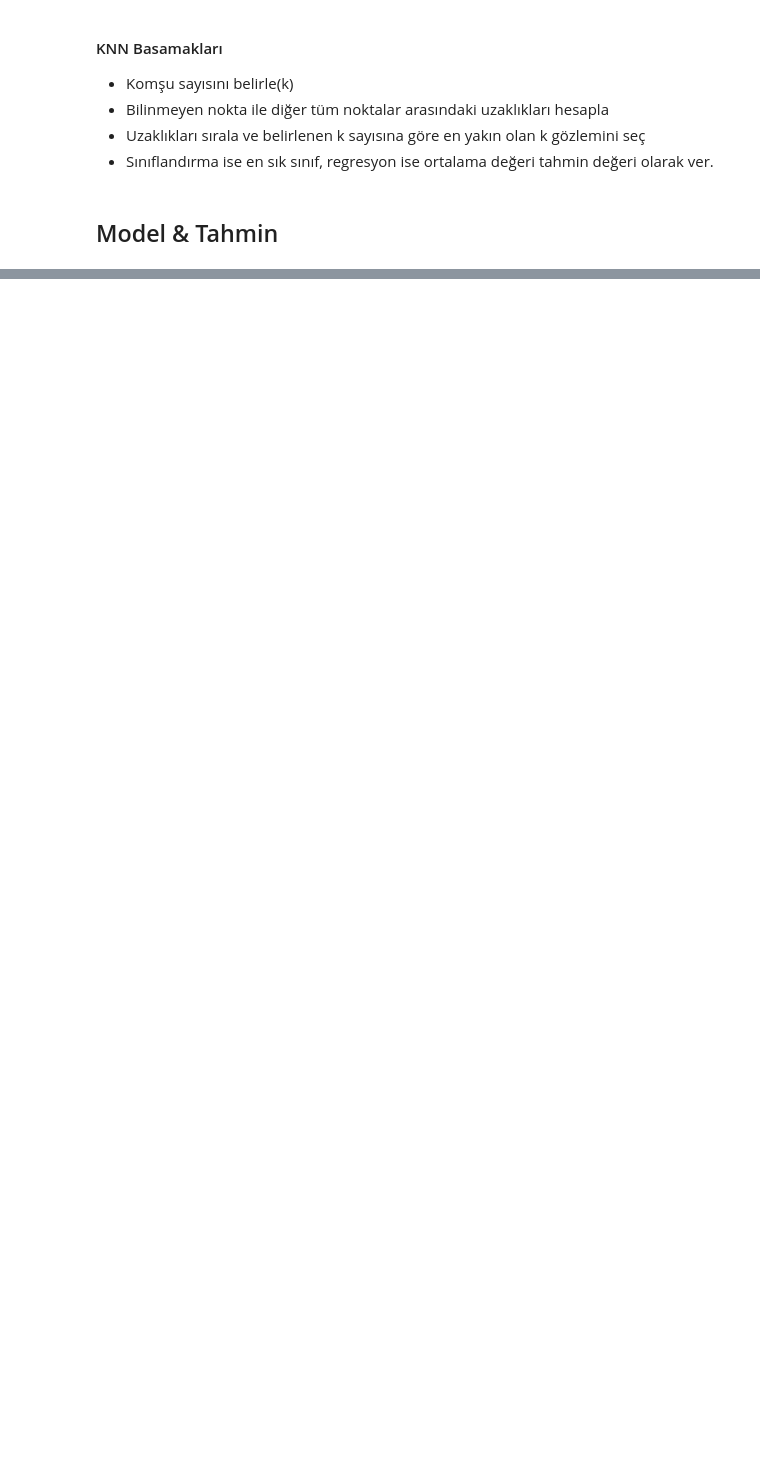
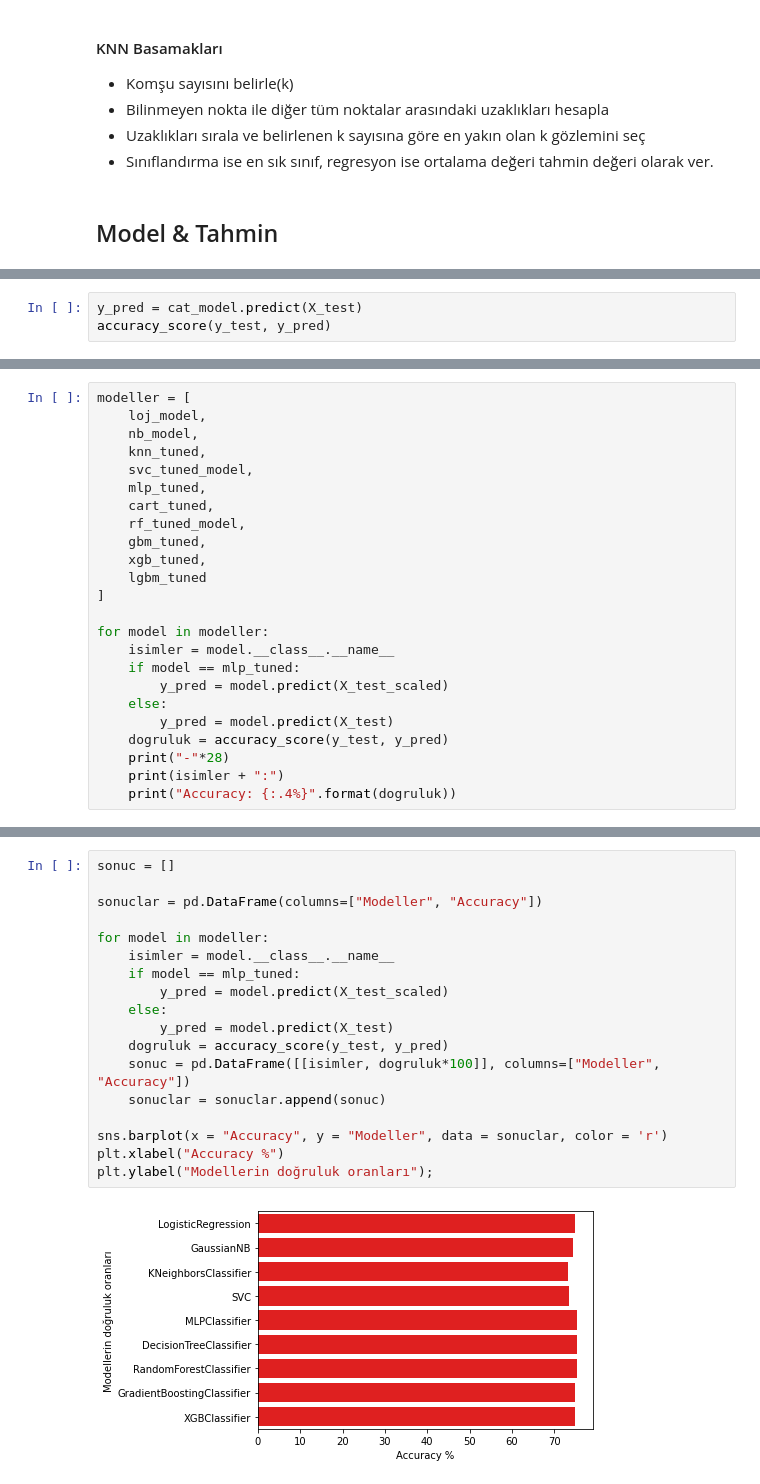
Before and after one commit to omercsx/Machine_Learning_Bootcamp, a Jupyter notebook: Machine Learning/classification.ipynb, the cells around one changed output, grey strips where cells are left out. Cells and saved outputs as stored; diff of their text form; blank space fills up the shorter version.

```diff
--- a/Machine Learning/classification.ipynb
+++ b/Machine Learning/classification.ipynb
@@ -318,0 +1132,3 @@ Tahminler gözlem benzerliğine göre yapılır.
+# %%
+y_pred = cat_model.predict(X_test)
+accuracy_score(y_test, y_pred)
@@ -318,0 +1150,24 @@ Tahminler gözlem benzerliğine göre yapılır.
+# %%
+modeller = [
+    loj_model,
+    nb_model,
+    knn_tuned,
+    svc_tuned_model,
+    mlp_tuned,
+    cart_tuned,
+    rf_tuned_model,
+    gbm_tuned,
+    xgb_tuned,
+    lgbm_tuned
+]
+
+for model in modeller:
+    isimler = model.__class__.__name__
+    if model == mlp_tuned:
+        y_pred = model.predict(X_test_scaled)
+    else:
+        y_pred = model.predict(X_test)
+    dogruluk = accuracy_score(y_test, y_pred)
+    print("-"*28)
+    print(isimler + ":")
+    print("Accuracy: {:.4%}".format(dogruluk))
@@ -318,0 +1192,20 @@ Tahminler gözlem benzerliğine göre yapılır.
+# %%
+sonuc = []
+
+sonuclar = pd.DataFrame(columns=["Modeller", "Accuracy"])
+
+for model in modeller:
+    isimler = model.__class__.__name__
+    if model == mlp_tuned:
+        y_pred = model.predict(X_test_scaled)
+    else:
+        y_pred = model.predict(X_test)
+    dogruluk = accuracy_score(y_test, y_pred)
+    sonuc = pd.DataFrame([[isimler, dogruluk*100]], columns=["Modeller", "Accuracy"])
+    sonuclar = sonuclar.append(sonuc)
+
+sns.barplot(x = "Accuracy", y = "Modeller", data = sonuclar, color = 'r')
+plt.xlabel("Accuracy %")
+plt.ylabel("Modellerin doğruluk oranları");
+# %% [output]
+[figure, added]
```
Also changed, not shown: parts of 145 cells of this notebook, 4 other files.
